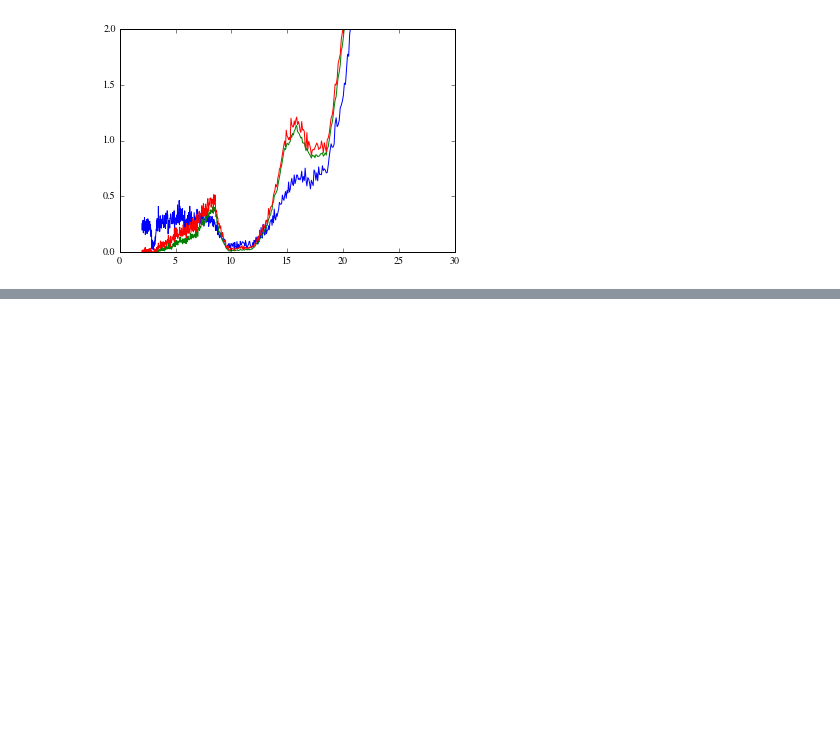
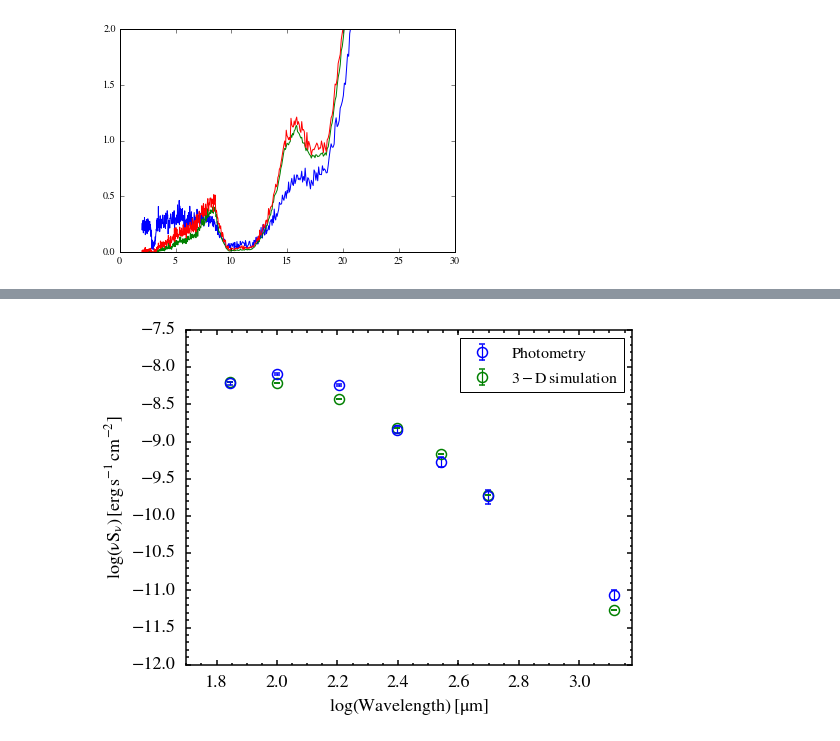
Before and after one commit to yaolun/misc, a Jupyter notebook: test.ipynb, the cells around one changed output, grey strips where cells are left out. Saved outputs shown, nothing was run; the diff lists cells and outputs as text; code cells hidden in the pictures; blank space fills up the shorter version.

Commit message:
update control input table

```diff
--- a/test.ipynb
+++ b/test.ipynb
@@ -402,3 +402,11 @@ plt.ylim([0,2])
 # %% [output]
 (0, 2)
 [figure]
+# %%
+from astropy.io import ascii
+import matplotlib.pyplot as plt
+import sys
+sys.path.append('/Users/yaolun/programs/misc/hyperion/')
+from get_obs import get_obs
+sim = ascii.read('/Users/yaolun/bhr71/hyperion/controlled/model65_sed_w_aperture.txt')
+obs = get_obs('/Users/yaolun/bhr71/best_calibrated/')
@@ -404,0 +437,42 @@ plt.ylim([0,2])
+# %%
+fig = plt.figure(figsize=(8,6))
+ax = fig.add_subplot(111)
+
+import astropy.constants as const
+import numpy as np
+c = const.c.cgs.value
+
+sim_yerrhi = np.log10(sim['vSv'][sim['wave'] >= 70]+sim['sigma_vSv'][sim['wave'] >= 70]) - np.log10(sim['vSv'][sim['wave'] >= 70])
+sim_yerrlow = np.log10(sim['vSv'][sim['wave'] >= 70]) - np.log10(sim['vSv'][sim['wave'] >= 70]-sim['sigma_vSv'][sim['wave'] >= 70])
+
+sim_plot = ax.errorbar(np.log10(sim['wave'][sim['wave'] >= 70]), np.log10(sim['vSv'][sim['wave'] >= 70]), yerr=[sim_yerrlow, sim_yerrhi],
+        fmt='o', markersize=10, markeredgewidth=1.5, mec='g', ecolor='g', color='None', elinewidth=1.2, capthick=1.2, barsabove=True)
+
+obs_yerrhi = np.log10(obs['phot'][1][obs['phot'][0] >= 70]*(c*1e4/obs['phot'][0][obs['phot'][0] >= 70])*1e-23+\
+                      obs['phot'][2][obs['phot'][0] >= 70]*(c*1e4/obs['phot'][0][obs['phot'][0] >= 70])*1e-23)-\
+             np.log10(obs['phot'][1][obs['phot'][0] >= 70]*(c*1e4/obs['phot'][0][obs['phot'][0] >= 70])*1e-23)
+obs_yerrlow = np.log10(obs['phot'][1][obs['phot'][0] >= 70]*(c*1e4/obs['phot'][0][obs['phot'][0] >= 70])*1e-23)-\
+              np.log10(obs['phot'][1][obs['phot'][0] >= 70]*(c*1e4/obs['phot'][0][obs['phot'][0] >= 70])*1e-23-\
+                       obs['phot'][2][obs['phot'][0] >= 70]*(c*1e4/obs['phot'][0][obs['phot'][0] >= 70])*1e-23)
+obs_plot = ax.errorbar(np.log10(obs['phot'][0][obs['phot'][0] >= 70]),
+            np.log10(obs['phot'][1][obs['phot'][0] >= 70]*(c*1e4/obs['phot'][0][obs['phot'][0] >= 70])*1e-23),
+            yerr=[obs_yerrlow, obs_yerrhi],
+            fmt='o', linestyle='-', markersize=10, markeredgewidth=1.5,
+            color='None', mec='b',ecolor='b', elinewidth=1.2, capthick=1.2, barsabove=True)
+
+ax.legend([obs_plot, sim_plot], [r'$\rm{Photometry}$', r'$\rm{3-D\,simulation}$'],
+          loc='best', numpoints=1, fontsize=16)
+
+ax.set_xlim([np.log10(50), np.log10(1500)])
+ax.set_ylim([-12, -7.5])
+
+[ax.spines[axis].set_linewidth(1.5) for axis in ['top','bottom','left','right']]
+ax.minorticks_on()
+ax.tick_params('both',labelsize=18,width=1.5,which='major',pad=10,length=5)
+ax.tick_params('both',labelsize=18,width=1.5,which='minor',pad=10,length=2.5)
+ax.set_xlabel(r'$\rm{log(Wavelength)\,[\mu m]}$', fontsize=18)
+ax.set_ylabel(r'$\rm{log(\nu S_{\nu})\,[erg\,s^{-1}\,cm^{-2}]}$', fontsize=18)
+
+fig.savefig('/Users/yaolun/bhr71/obs_sim_com.pdf', format='pdf', dpi=300, bbox_inches='tight')
+# %% [output]
+[figure, added]
```
Also changed, not shown: parts of 2 cells of this notebook, 17 other files.
